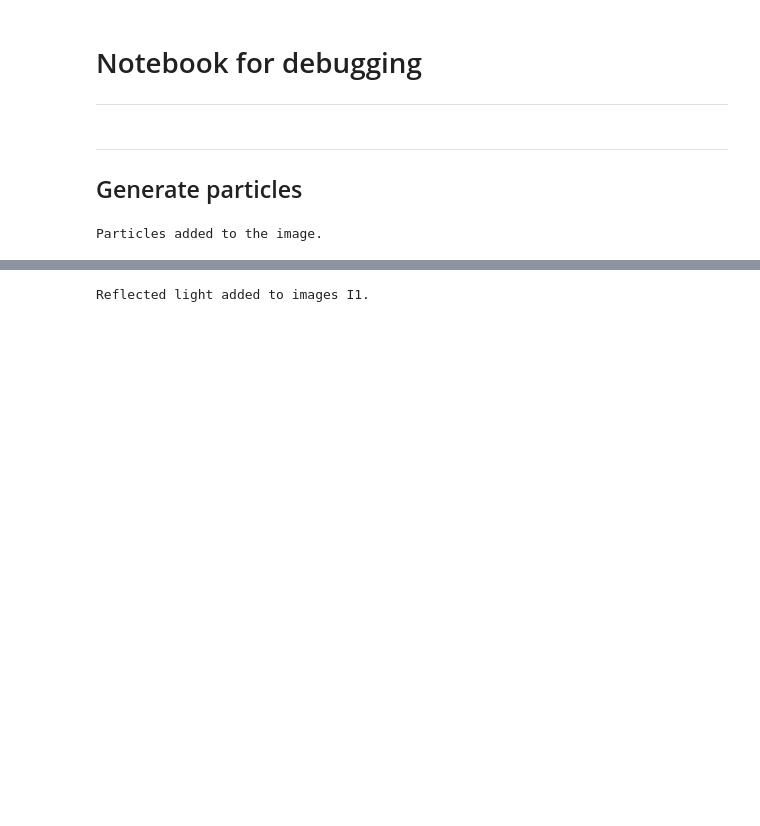
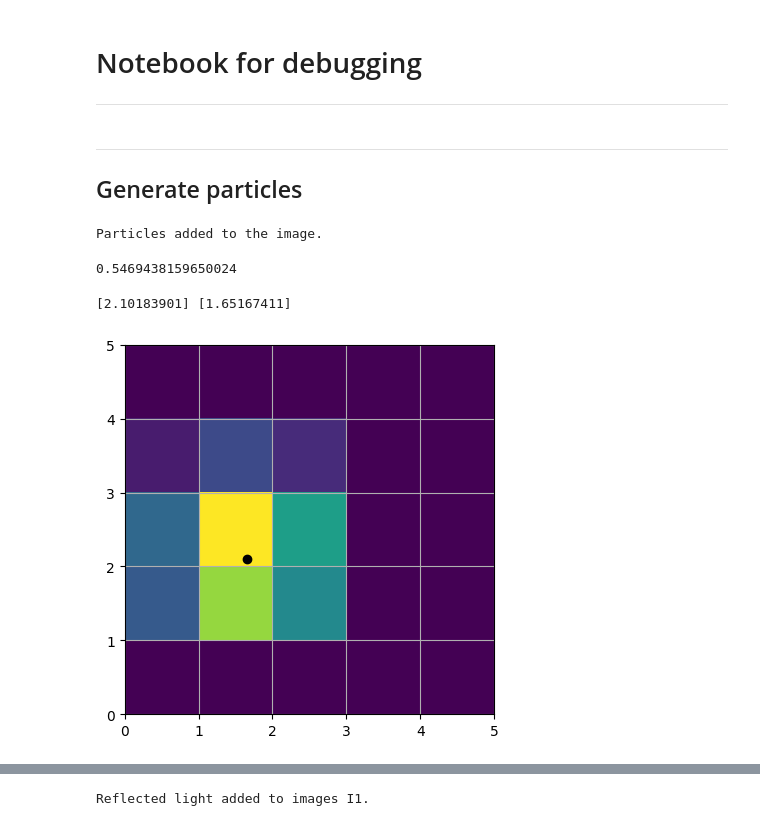
Before and after one commit to kamilazdybal/pykitPIV, a Jupyter notebook: jupyter-notebooks/pykitPIV-main-workflow.ipynb, the cells around one changed output, grey strips where cells are left out. Cells and saved outputs as stored; diff of their text form; code cells hidden in the pictures; blank space fills up the shorter version.

```diff
--- a/jupyter-notebooks/pykitPIV-main-workflow.ipynb
+++ b/jupyter-notebooks/pykitPIV-main-workflow.ipynb
@@ -35,3 +37,14 @@ image = Image(random_seed=100)
 image.add_particles(particles)
 # %% [output]
 Particles added to the image.
+# %%
+r = particles.particle_diameters[0][0]/2
+r
+# %% [output]
+0.5469438159650024
+# %%
+y_coord = particles.particle_coordinates[0][0]
+x_coord = particles.particle_coordinates[0][1]
+print(y_coord, x_coord)
+# %% [output]
+[2.10183901] [1.65167411]
@@ -37,0 +53,8 @@ Particles added to the image.
+# %%
+plt.scatter(x_coord, y_coord, c='k')
+im = plt.imshow(image.images_I1[0], origin='lower')
+plt.grid()
+f = lambda pixel: pixel + 0.5
+im.set_extent([f(x) for x in im.get_extent()])
+# %% [output]
+[figure, added]
```
Also changed, not shown: parts of 11 cells of this notebook, 2 other files.
